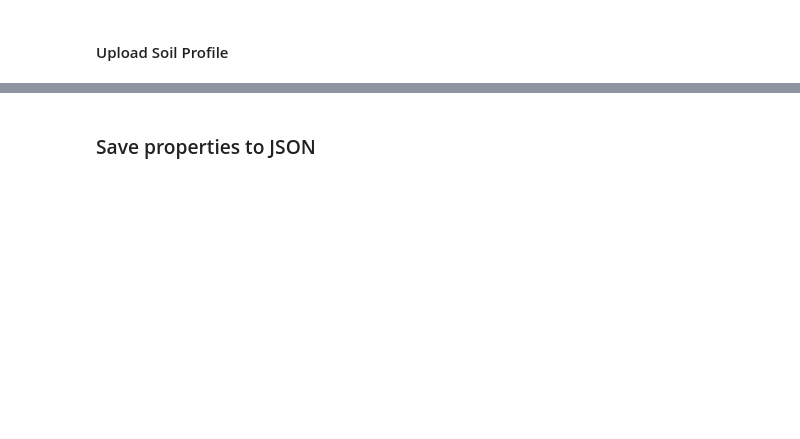
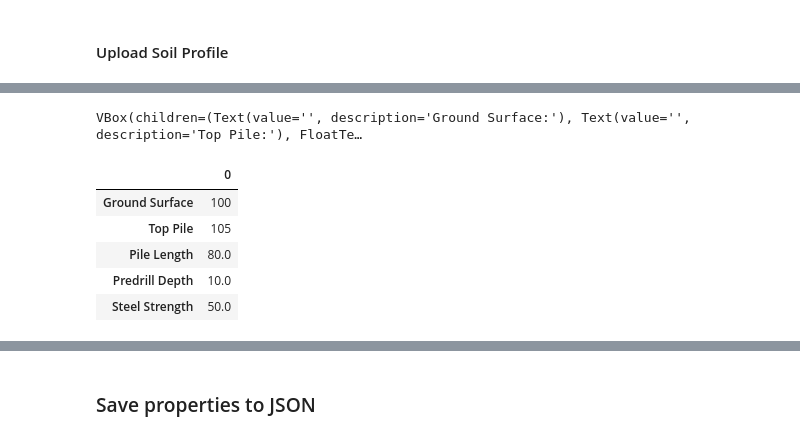
Before and after one commit to geotechnick/Geotechnical_Design, a Jupyter notebook: Pile_Design/H_Piles/H_Pile_Design.ipynb, the cells around one changed output, grey strips where cells are left out. Cells and saved outputs as stored; diff of their text form; code cells hidden in the pictures; blank space fills up the shorter version.

```diff
--- a/Pile_Design/H_Piles/H_Pile_Design.ipynb
+++ b/Pile_Design/H_Piles/H_Pile_Design.ipynb
@@ -63,0 +118,42 @@ layer_params
+# %%
+#Should add Pile_Axial_Info with ground_surface, top_pile, pile_length, predrill_depth, steel_strength
+# Define the widgets for user input
+ground_surface_text = widgets.Text(description="Ground Surface:")
+top_pile_text = widgets.Text(description="Top Pile:")
+pile_length_float = widgets.FloatText(description="Pile Length:")
+predrill_depth_float = widgets.FloatText(description="Predrill Depth:")
+steel_strength_float = widgets.FloatText(description="Steel Strength:")
+
+# Function to handle user input and create DataFrame
+def create_dataframe(ground_surface, top_pile, pile_length, predrill_depth, steel_strength):
+    global Pile_Axial_Info
+    data = {
+        "Ground Surface": [ground_surface],
+        "Top Pile": [top_pile],
+        "Pile Length": [pile_length],
+        "Predrill Depth": [predrill_depth],
+        "Steel Strength": [steel_strength]
+    }
+    Pile_Axial_Info = pd.DataFrame(data)
+    Pile_Axial_Info = Pile_Axial_Info.T
+    return Pile_Axial_Info
+
+# Button to trigger dataframe creation
+submit_button = widgets.Button(description="Submit")
+
+def on_submit_button_clicked(b):
+    display(create_dataframe(ground_surface_text.value, top_pile_text.value, pile_length_float.value, predrill_depth_float.value, steel_strength_float.value))
+
+submit_button.on_click(on_submit_button_clicked)
+
+# Display the widgets and button
+input_widgets = widgets.VBox([ground_surface_text, top_pile_text, pile_length_float, predrill_depth_float, steel_strength_float, submit_button])
+display(input_widgets)
+# %% [output]
+VBox(children=(Text(value='', description='Ground Surface:'), Text(value='', description='Top Pile:'), FloatTe…
+|  | 0 |
+| Ground Surface | 100 |
+| Top Pile | 105 |
+| Pile Length | 80.0 |
+| Predrill Depth | 10.0 |
+| Steel Strength | 50.0 |
```
Also changed, not shown: parts of 11 cells of this notebook.
